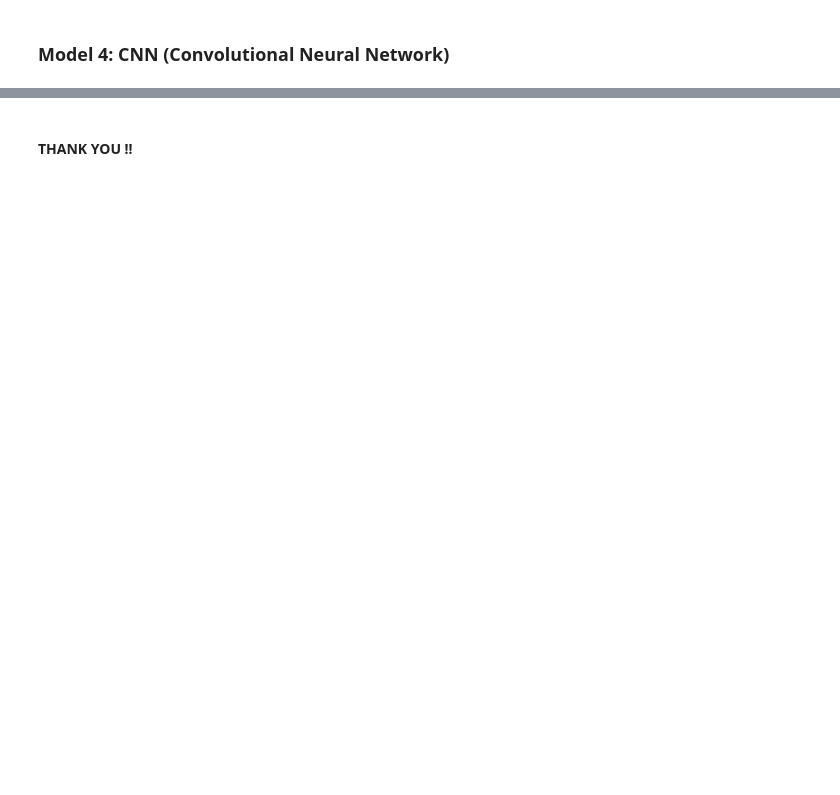
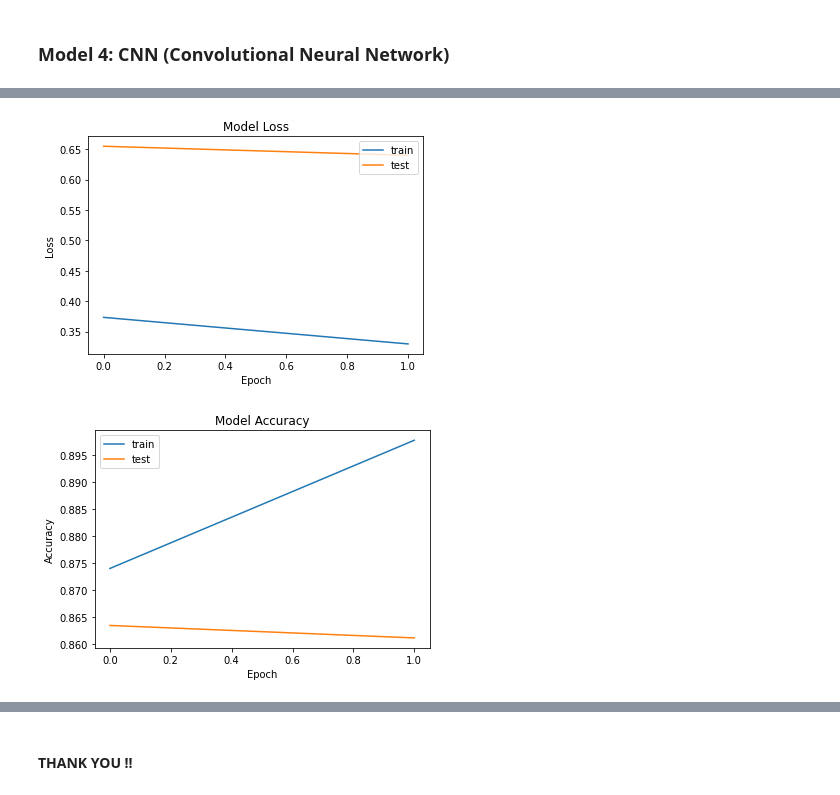
Before and after one commit to emilstahl97/Scalable-Machine-Learning-and-Deep-Learning-ID2223, a Jupyter notebook: SpeechRecognition.ipynb, the cells around one changed output, grey strips where cells are left out. Cells and saved outputs as stored; diff of their text form; code cells hidden in the pictures; blank space fills up the shorter version.

```diff
--- a/SpeechRecognition.ipynb
+++ b/SpeechRecognition.ipynb
@@ -383,19 +387,22 @@ print('Saved trained model at %s ' % model_path)
 # %%
 # Plot the model loss and accuracy
 
 plt.plot(cnn.history['loss'])
 plt.plot(cnn.history['val_loss'])
 plt.title('Model Loss')
 plt.ylabel('Loss')
 plt.xlabel('Epoch')
 plt.legend(['train', 'test'], loc='upper right')
 plt.show()
 
-plt.plot(cnn.history['acc'])
-plt.plot(cnn.history['val_acc'])
+plt.plot(cnn.history['accuracy'])
+plt.plot(cnn.history['val_accuracy'])
 plt.title('Model Accuracy')
 plt.ylabel('Accuracy')
 plt.xlabel('Epoch')
 plt.legend(['train', 'test'], loc='upper left')
 plt.show()
+# %% [output]
+[figure, added]
+[figure, added]
 # %%
```
Also changed, not shown: parts of 22 cells of this notebook.
